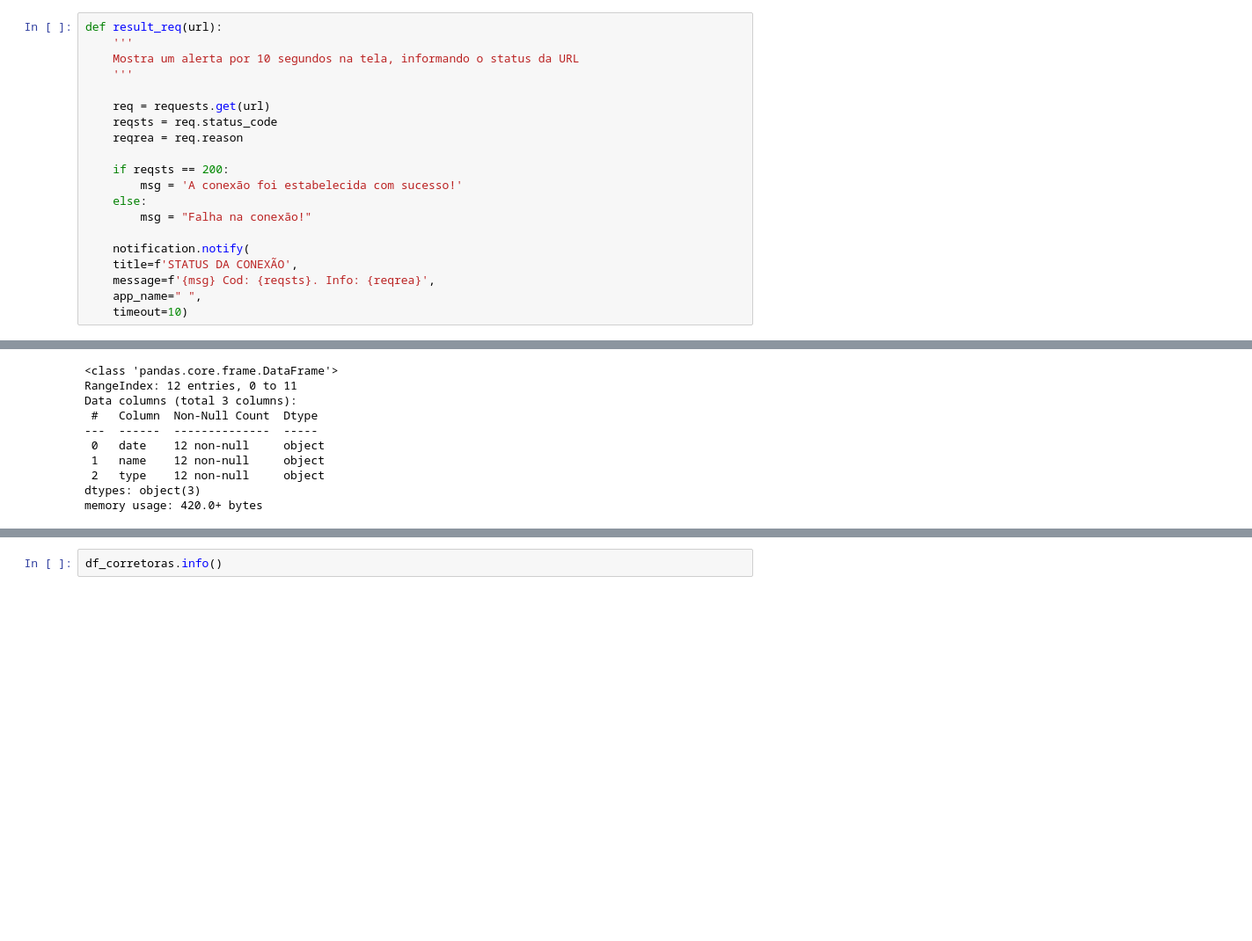
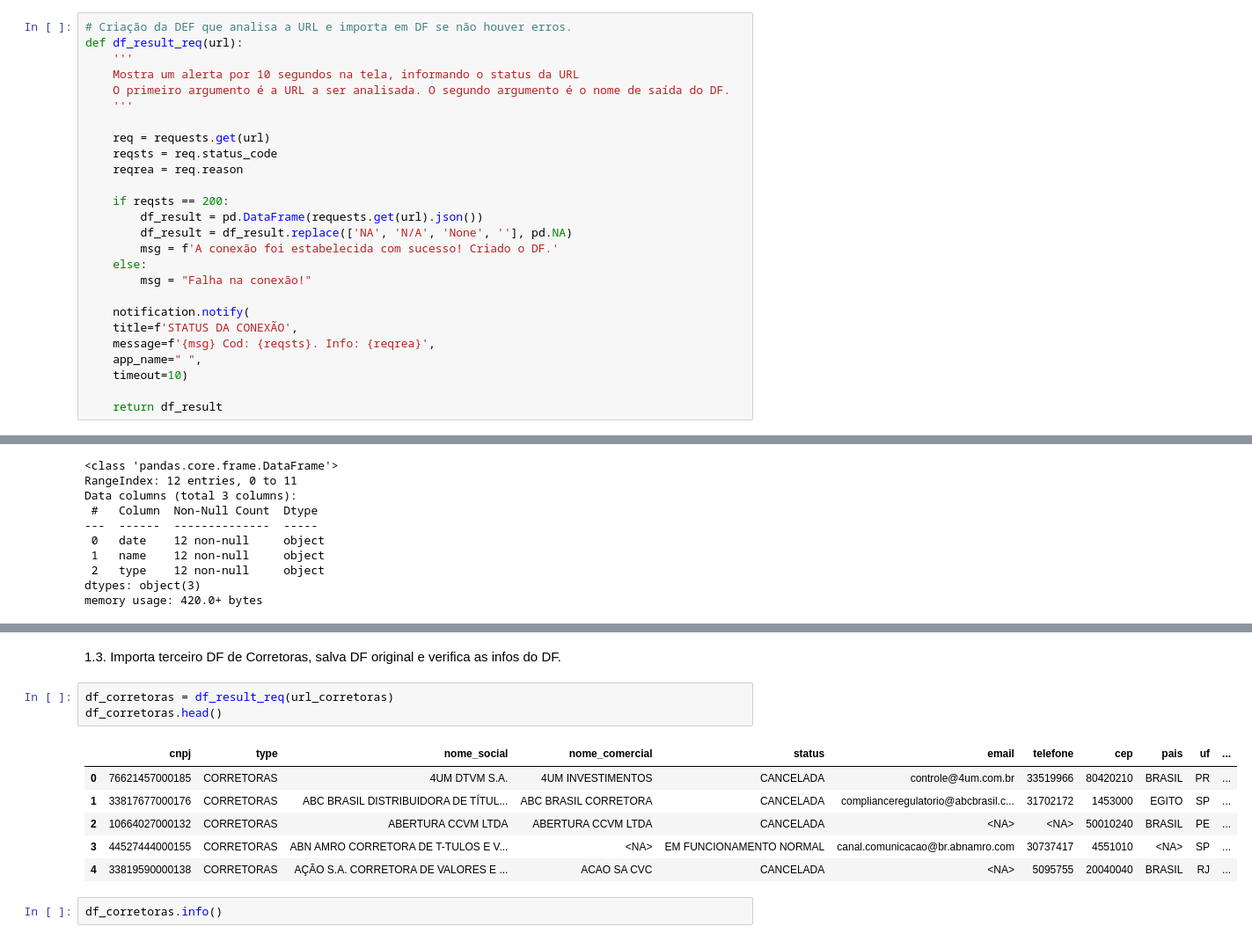
Before and after one commit to victorcanda22/ExercicioCoder, a Jupyter notebook: Projeto Final Coder - Parcial.ipynb, the cells around one changed output, grey strips where cells are left out. Shown at 88% size. Drawn from its saved outputs; the diff is of its cells as text; blank space fills up the shorter version.

```diff
--- a/Projeto Final Coder - Parcial.ipynb
+++ b/Projeto Final Coder - Parcial.ipynb
@@ -26,7 +21,9 @@ from plyer import notification
 # %%
-def result_req(url):
+# Criação da DEF que analisa a URL e importa em DF se não houver erros.
+def df_result_req(url):
     '''
     Mostra um alerta por 10 segundos na tela, informando o status da URL
+    O primeiro argumento é a URL a ser analisada. O segundo argumento é o nome de saída do DF.
     '''
 
     req = requests.get(url)
@@ -34,7 +31,9 @@ def result_req(url):
     reqrea = req.reason
 
     if reqsts == 200:
-        msg = 'A conexão foi estabelecida com sucesso!'
+        df_result = pd.DataFrame(requests.get(url).json())
+        df_result = df_result.replace(['NA', 'N/A', 'None', ''], pd.NA)
+        msg = f'A conexão foi estabelecida com sucesso! Criado o DF.'
     else:
         msg = "Falha na conexão!"
 
@@ -43,3 +42,5 @@ def result_req(url):
     message=f'{msg} Cod: {reqsts}. Info: {reqrea}',
     app_name=" ",
     timeout=10)
+
+    return df_result
@@ -140,3 +107,15 @@ df_corretoras
+# %% [markdown]
+1.3. Importa terceiro DF de Corretoras, salva DF original e verifica as infos do DF.
+# %%
+df_corretoras = df_result_req(url_corretoras)
+df_corretoras.head()
+# %% [output]
+|  | cnpj | type | nome_social | nome_comercial | status | email | telefone | cep | pais | uf | ... |
+| 0 | 76621457000185 | CORRETORAS | 4UM DTVM S.A. | 4UM INVESTIMENTOS | CANCELADA | controle@4um.com.br | 33519966 | 80420210 | BRASIL | PR | ... |
+| 1 | 33817677000176 | CORRETORAS | ABC BRASIL DISTRIBUIDORA DE TÍTUL... | ABC BRASIL CORRETORA | CANCELADA | complianceregulatorio@abcbrasil.c... | 31702172 | 1453000 | EGITO | SP | ... |
+| 2 | 10664027000132 | CORRETORAS | ABERTURA CCVM LTDA | ABERTURA CCVM LTDA | CANCELADA | <NA> | <NA> | 50010240 | BRASIL | PE | ... |
+| 3 | 44527444000155 | CORRETORAS | ABN AMRO CORRETORA DE T-TULOS E V... | <NA> | EM FUNCIONAMENTO NORMAL | canal.comunicacao@br.abnamro.com | 30737417 | 4551010 | <NA> | SP | ... |
+| 4 | 33819590000138 | CORRETORAS | AÇÃO S.A. CORRETORA DE VALORES E ... | ACAO SA CVC | CANCELADA | <NA> | 5095755 | 20040040 | BRASIL | RJ | ... |
 # %%
 df_corretoras.info()
 # %% [output]
```
Also changed, not shown: parts of 25 cells of this notebook, 6 other files.
